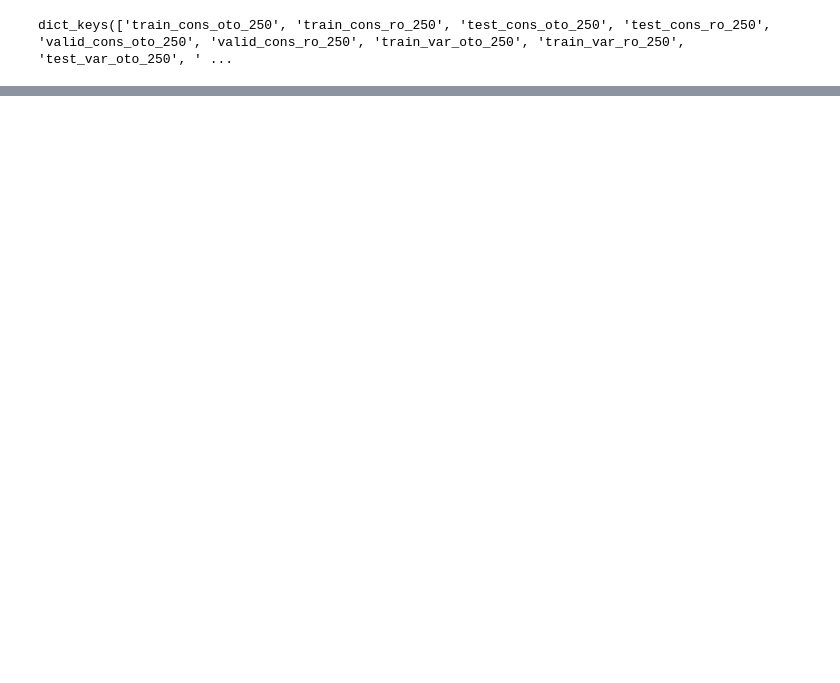
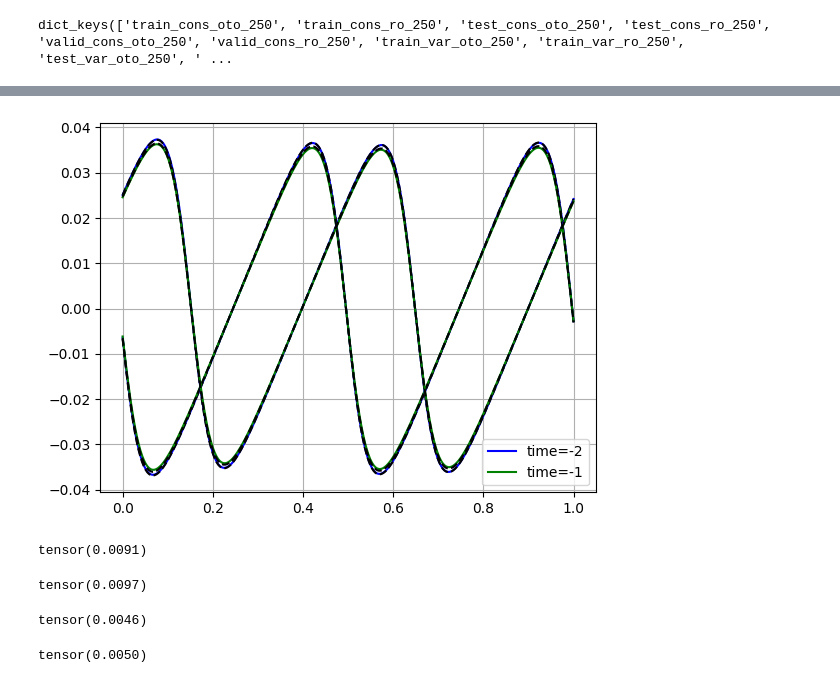
Before and after one commit to seuncoker/constant_autoregression, a Jupyter notebook: analysis_1.ipynb, the cells around one changed output, grey strips where cells are left out. Drawn from its saved outputs; the diff is of its cells as text; code cells hidden in the pictures; blank space fills up the shorter version.

```diff
--- a/analysis_1.ipynb
+++ b/analysis_1.ipynb
@@ -38,0 +236,34 @@ actual_B1_var_prior_1_3 = test_var_prior_1_3["test_var_ro_250"][2]
+# %%
+samp = 120
+plt.plot(torch.linspace(0,1,256), prediction_B1_var_cons_1[samp,:, -2], "b", label="time=-2")
+plt.plot(torch.linspace(0,1,256), actual_B1_var_cons_1[samp,:, -2], "k--")
+
+plt.plot(torch.linspace(0,1,256), prediction_B1_var_cons_1[samp,:, -1], "g", label="time=-1")
+plt.plot(torch.linspace(0,1,256), actual_B1_var_cons_1[samp,:, -1], "k--")
+
+samp = 5
+plt.plot(torch.linspace(0,1,256), prediction_B1_var_cons_1[samp,:, -2], "b")
+plt.plot(torch.linspace(0,1,256), actual_B1_var_cons_1[samp,:, -2], "k--")
+plt.plot(torch.linspace(0,1,256), prediction_B1_var_cons_1[samp,:, -1], "g")
+plt.plot(torch.linspace(0,1,256), actual_B1_var_cons_1[samp,:, -1], "k--")
+
+plt.legend()
+plt.grid()
+# %% [output]
+[figure, added]
+# %%
+torch.mean(nrmse_var)
+# %% [output]
+tensor(0.0091)
+# %%
+torch.mean(nrmse_var_cons)
+# %% [output]
+tensor(0.0097)
+# %%
+torch.mean(nrmse_var[:,-1])
+# %% [output]
+tensor(0.0046)
+# %%
+torch.mean(nrmse_cons[:,-1])
+# %% [output]
+tensor(0.0050)
```
Also changed, not shown: parts of 44 cells of this notebook, 10 other files.
